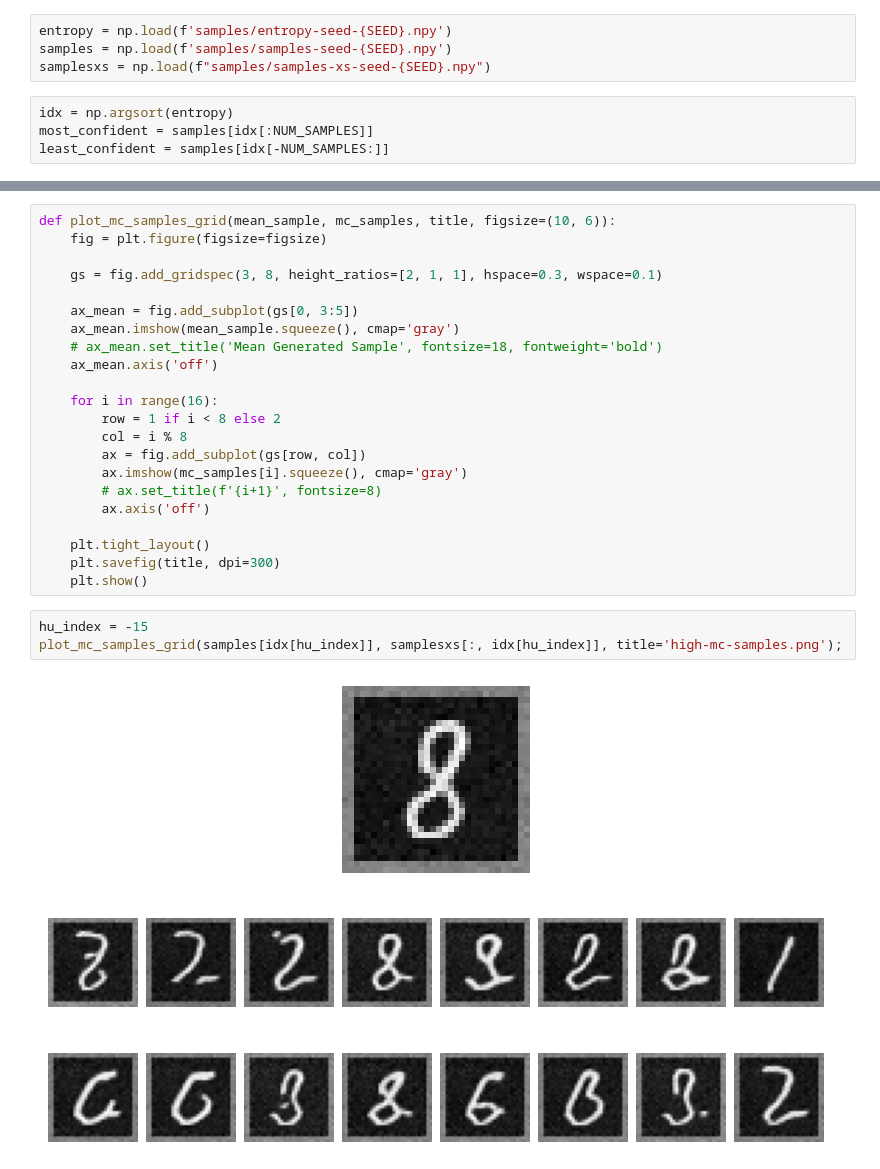
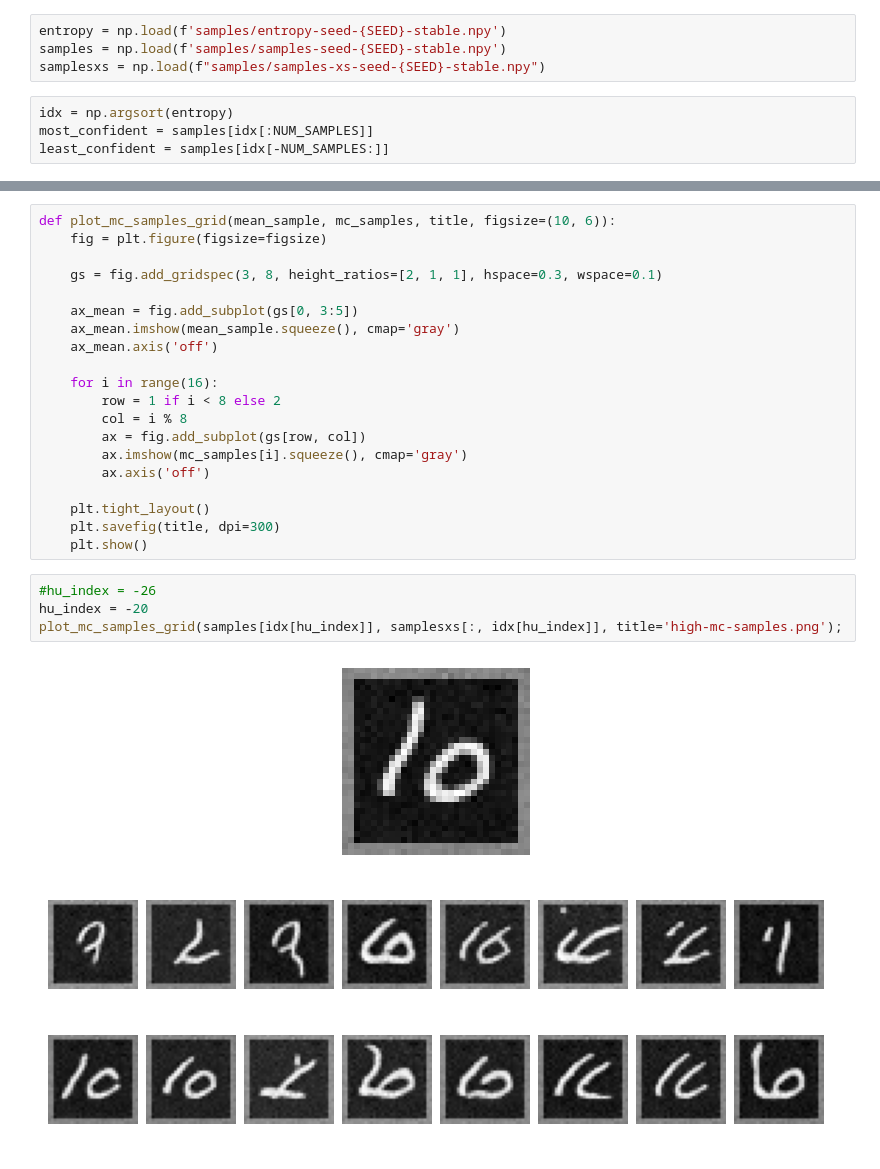
Before and after one commit to marbles3842/variational-inference-thesis, a Jupyter notebook: diffusion/visuals.ipynb, the cells around one changed output, grey strips where cells are left out. Cells and saved outputs as stored; diff of their text form.

```diff
--- a/diffusion/visuals.ipynb
+++ b/diffusion/visuals.ipynb
@@ -69,7 +68,7 @@ SEED = 30
 # %%
-entropy = np.load(f'samples/entropy-seed-{SEED}.npy')
-samples = np.load(f'samples/samples-seed-{SEED}.npy')
-samplesxs = np.load(f"samples/samples-xs-seed-{SEED}.npy")
+entropy = np.load(f'samples/entropy-seed-{SEED}-stable.npy')
+samples = np.load(f'samples/samples-seed-{SEED}-stable.npy')
+samplesxs = np.load(f"samples/samples-xs-seed-{SEED}-stable.npy")
 # %%
 idx = np.argsort(entropy)
 most_confident = samples[idx[:NUM_SAMPLES]]
@@ -97,7 +96,6 @@ def plot_mc_samples_grid(mean_sample, mc_samples, title, figsize=(10, 6)):
 
     ax_mean = fig.add_subplot(gs[0, 3:5])
     ax_mean.imshow(mean_sample.squeeze(), cmap='gray')
-    # ax_mean.set_title('Mean Generated Sample', fontsize=18, fontweight='bold')
     ax_mean.axis('off')
 
     for i in range(16):
@@ -105,15 +103,15 @@ def plot_mc_samples_grid(mean_sample, mc_samples, title, figsize=(10, 6)):
         col = i % 8
         ax = fig.add_subplot(gs[row, col])
         ax.imshow(mc_samples[i].squeeze(), cmap='gray')
-        # ax.set_title(f'{i+1}', fontsize=8)
         ax.axis('off')
 
     plt.tight_layout()
     plt.savefig(title, dpi=300)
     plt.show()
 # %%
-hu_index = -15
+#hu_index = -26
+hu_index = -20
 plot_mc_samples_grid(samples[idx[hu_index]], samplesxs[:, idx[hu_index]], title='high-mc-samples.png');
 # %% [output]
-[figure, old version]
+[figure, new version]
 # %%
```
Also changed, not shown: parts of 8 cells of this notebook, 4 other files.
